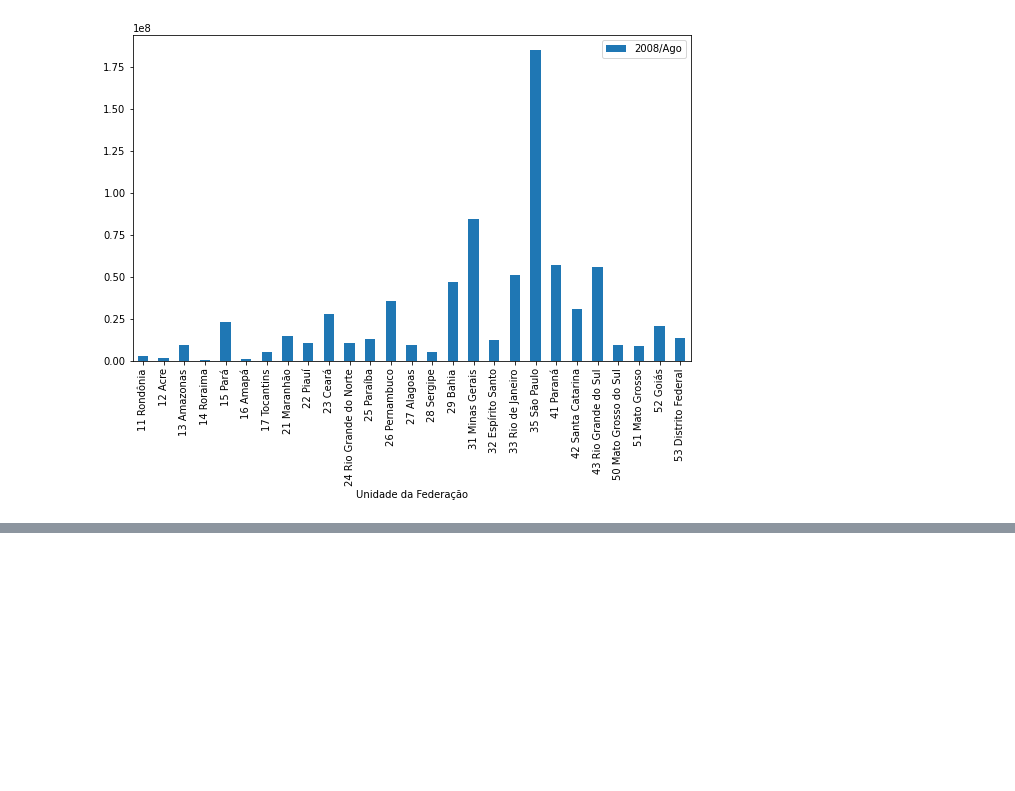
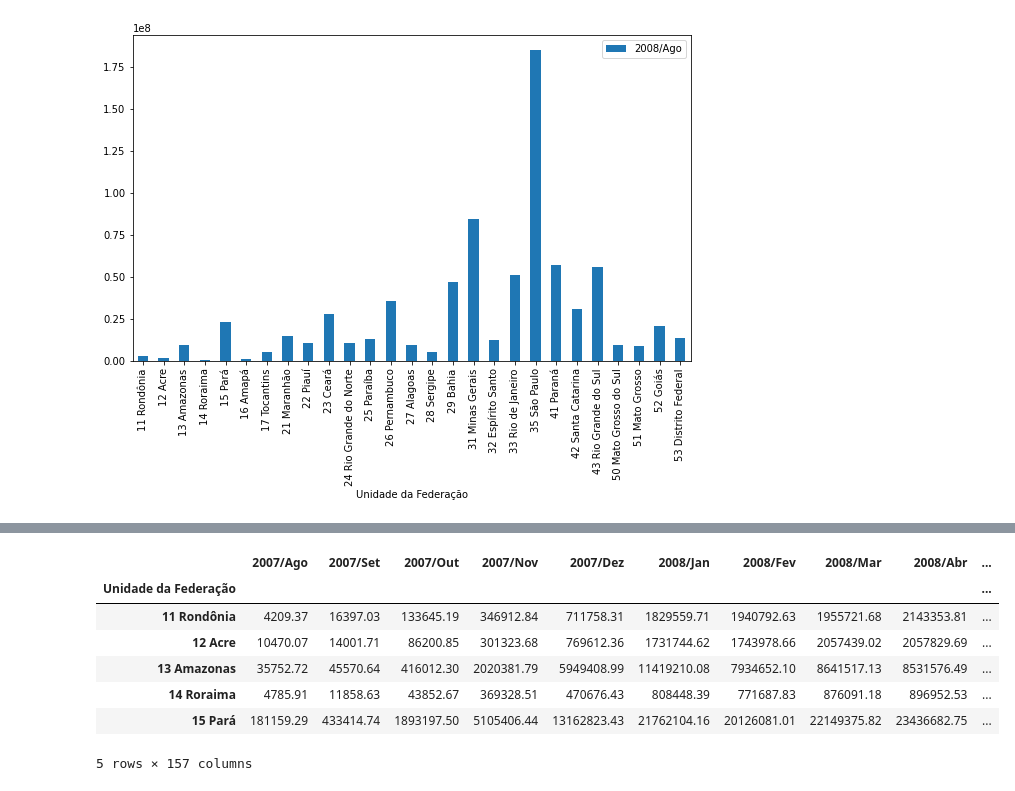
Before and after one commit to luan-prates/bootcamp-ds-aplicada-alura-2021, a Jupyter notebook: Analise_dos_dados_SIH_Datasus.ipynb, the cells around one changed output, grey strips where cells are left out. Cells and saved outputs as stored; diff of their text form; code cells hidden in the pictures; blank space fills up the shorter version.

```diff
--- a/Analise_dos_dados_SIH_Datasus.ipynb
+++ b/Analise_dos_dados_SIH_Datasus.ipynb
@@ -108,0 +140,11 @@ Name: 2020/Ago, dtype: object
+# %%
+dff_2.head()
+# %% [output]
+|  | 2007/Ago | 2007/Set | 2007/Out | 2007/Nov | 2007/Dez | 2008/Jan | 2008/Fev | 2008/Mar | 2008/Abr | ... |
+| Unidade da Federação |  |  |  |  |  |  |  |  |  | ... |
+| 11 Rondônia | 4209.37 | 16397.03 | 133645.19 | 346912.84 | 711758.31 | 1829559.71 | 1940792.63 | 1955721.68 | 2143353.81 | ... |
+| 12 Acre | 10470.07 | 14001.71 | 86200.85 | 301323.68 | 769612.36 | 1731744.62 | 1743978.66 | 2057439.02 | 2057829.69 | ... |
+| 13 Amazonas | 35752.72 | 45570.64 | 416012.30 | 2020381.79 | 5949408.99 | 11419210.08 | 7934652.10 | 8641517.13 | 8531576.49 | ... |
+| 14 Roraima | 4785.91 | 11858.63 | 43852.67 | 369328.51 | 470676.43 | 808448.39 | 771687.83 | 876091.18 | 896952.53 | ... |
+| 15 Pará | 181159.29 | 433414.74 | 1893197.50 | 5105406.44 | 13162823.43 | 21762104.16 | 20126081.01 | 22149375.82 | 23436682.75 | ... |
+5 rows × 157 columns
```
Also changed, not shown: parts of 28 cells of this notebook.
